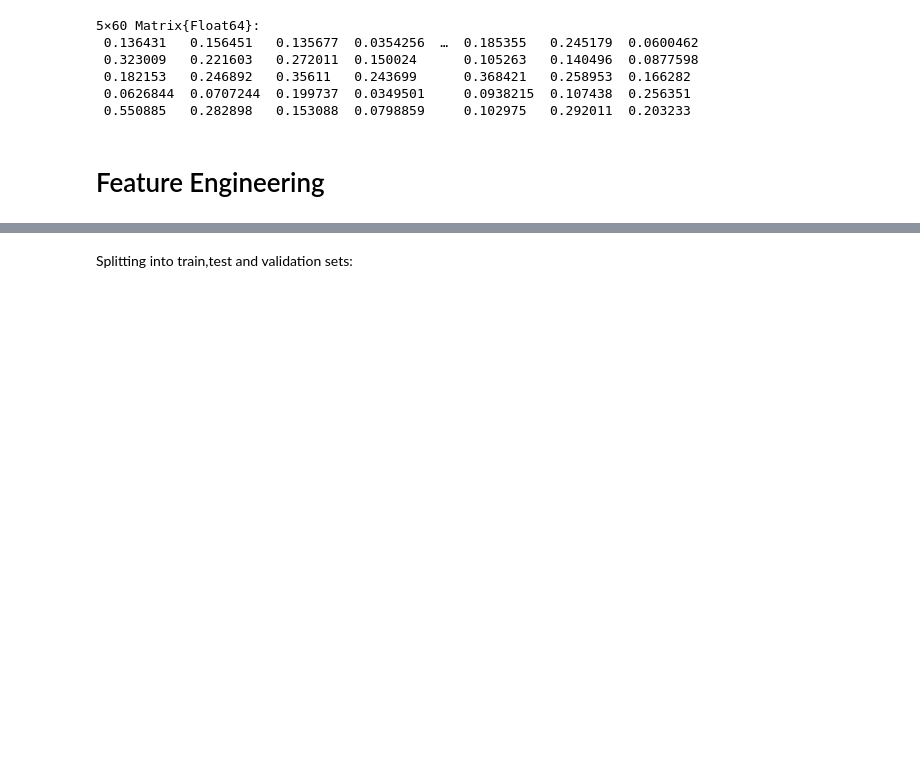
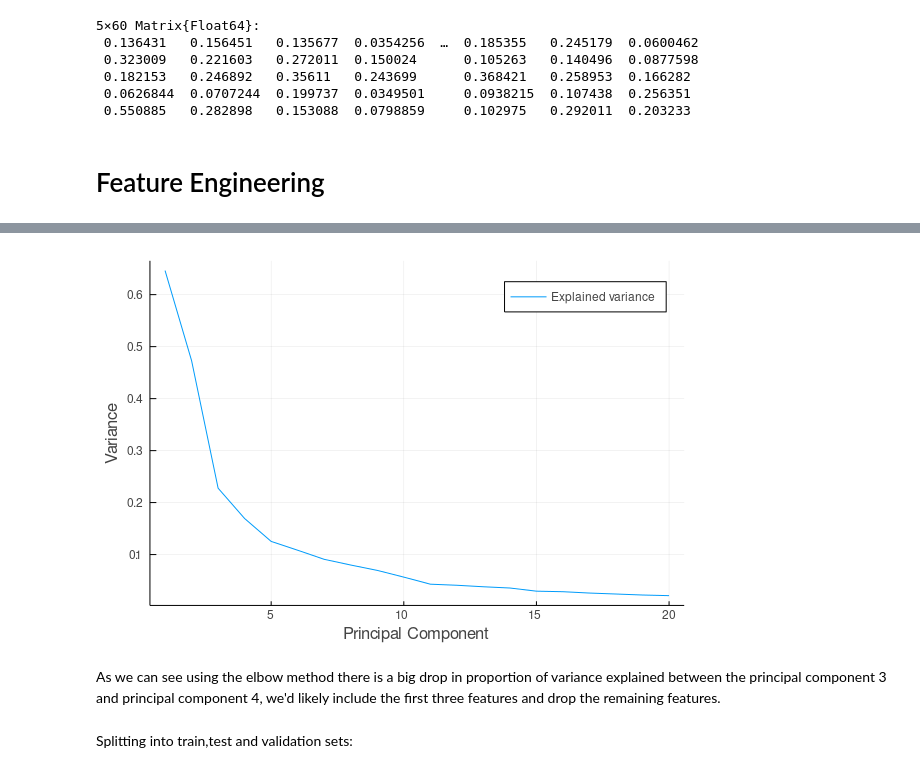
Before and after one commit to AlchemistDude/MathML, a Jupyter notebook: rocks vs mines.ipynb, the cells around one changed output, grey strips where cells are left out. Saved outputs shown, nothing was run; the diff lists cells and outputs as text; code cells hidden in the pictures; blank space fills up the shorter version.

```diff
--- a/rocks vs mines.ipynb
+++ b/rocks vs mines.ipynb
@@ -168,5 +160,5 @@ Now lets try a PCA as the dimension of the input features is high (we have a lot
 # %%
-pca = PCA(0.99)
+pca = PCA(0.9)
 pca.fit(X)
 X = pca.transform(X);
 # %%
@@ -177,0 +170,4 @@ After PCA we went from 60 features to 21.
+# %%
+for i in 1:size(pca.explained_variance_)[1]
+    print("PC ",i," explained varince: ",pca.explained_variance_[i],"\n")
+end
@@ -177,0 +195,7 @@ After PCA we went from 60 features to 21.
+# %%
+default(fmt = :png)
+plot([i for i in 1:20],pca.explained_variance_,label="Explained variance",xlabel="Principal Component",ylabel="Variance")
+# %% [output]
+[figure, added]
+# %% [markdown]
+As we can see using the elbow method there is a big drop in proportion of variance explained between the principal component 3 and principal component 4, we'd likely include the first three features and drop the remaining features.
```
Also changed, not shown: parts of 34 cells of this notebook, 2 other files.
